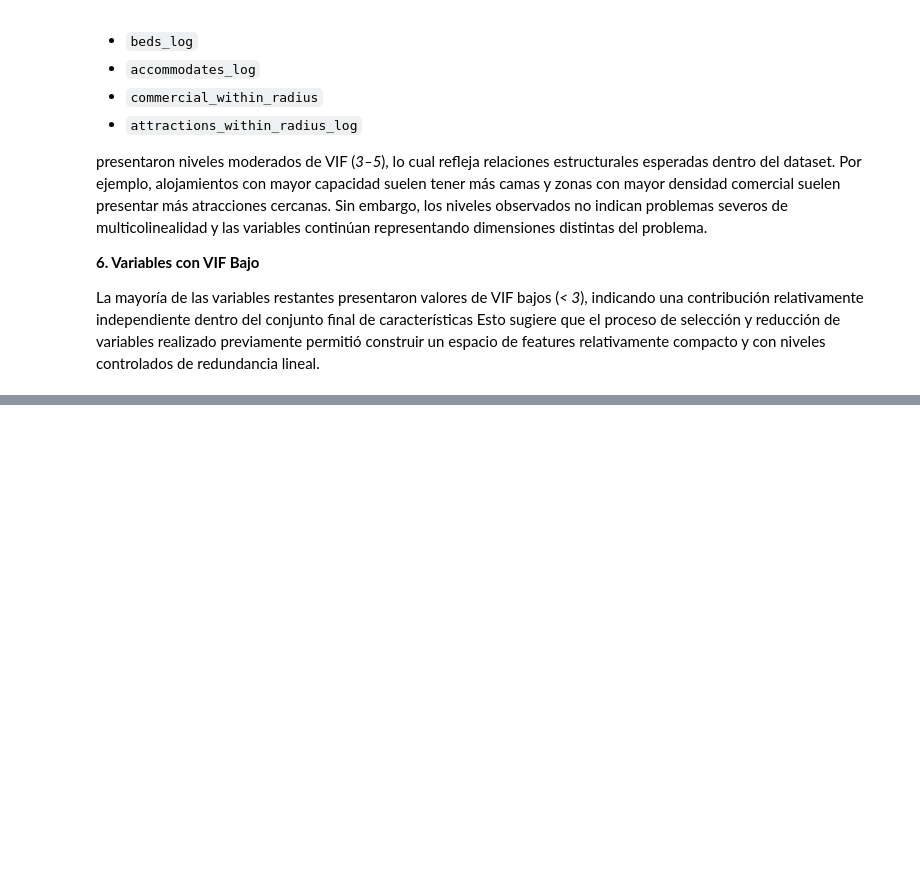
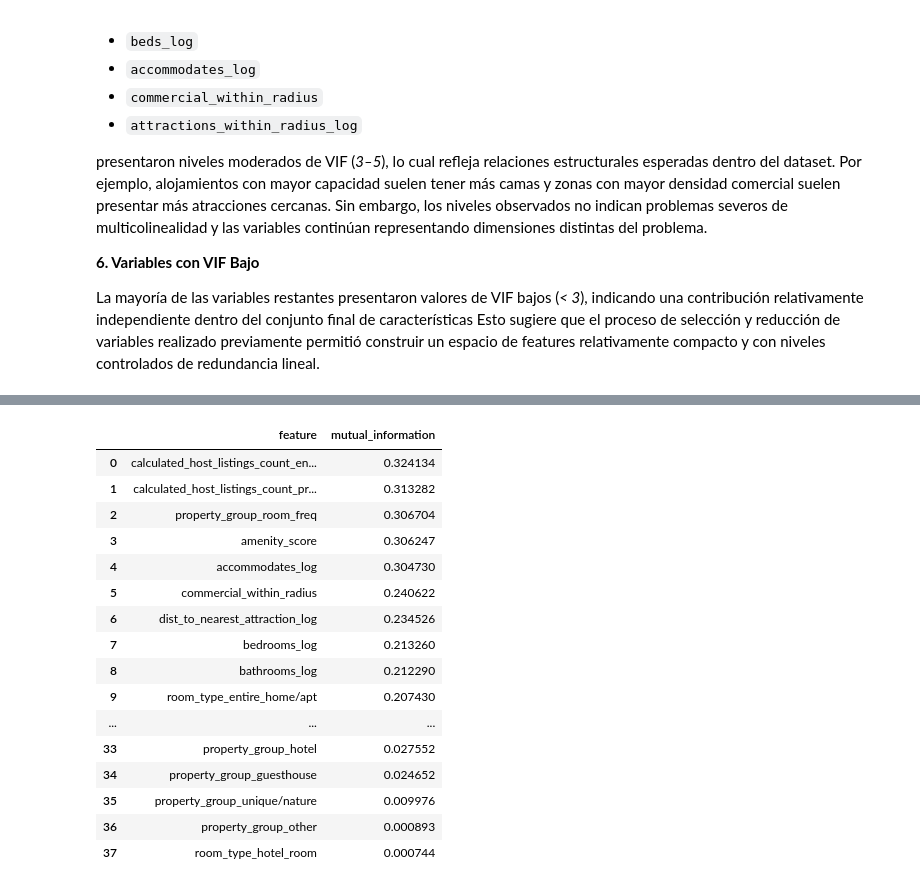
Before and after one commit to josue-rdgzcb/airbnb-price-prediction-mexico-city, a Jupyter notebook: notebooks/02_feature_engineering.ipynb, the cells around one changed output, grey strips where cells are left out. Drawn from its saved outputs; the diff is of its cells as text; code cells hidden in the pictures; blank space fills up the shorter version.

Commit message:
feat(notebook): add correlation, VIF, and mutual information analysis

```diff
--- a/notebooks/02_feature_engineering.ipynb
+++ b/notebooks/02_feature_engineering.ipynb
@@ -1671,0 +1680,33 @@ La mayoría de las variables restantes presentaron valores de VIF bajos (*< 3*),
+# %%
+from src.features.analysis.mutual_info_analysis import mutual_information_analysis
+
+# Dataset for MI analysis
+df_mi = df_eval.drop(
+    columns=["clean_price"]
+)
+
+# Run analysis
+mi_results = mutual_information_analysis(
+    df_mi,
+    target="log_price"
+)
+
+mi_results
+# %% [output]
+|  | feature | mutual_information |
+| 0 | calculated_host_listings_count_en... | 0.324134 |
+| 1 | calculated_host_listings_count_pr... | 0.313282 |
+| 2 | property_group_room_freq | 0.306704 |
+| 3 | amenity_score | 0.306247 |
+| 4 | accommodates_log | 0.304730 |
+| 5 | commercial_within_radius | 0.240622 |
+| 6 | dist_to_nearest_attraction_log | 0.234526 |
+| 7 | bedrooms_log | 0.213260 |
+| 8 | bathrooms_log | 0.212290 |
+| 9 | room_type_entire_home/apt | 0.207430 |
+| ... | ... | ... |
+| 33 | property_group_hotel | 0.027552 |
+| 34 | property_group_guesthouse | 0.024652 |
+| 35 | property_group_unique/nature | 0.009976 |
+| 36 | property_group_other | 0.000893 |
+| 37 | room_type_hotel_room | 0.000744 |
```
Also changed, not shown: parts of 4 cells of this notebook.
